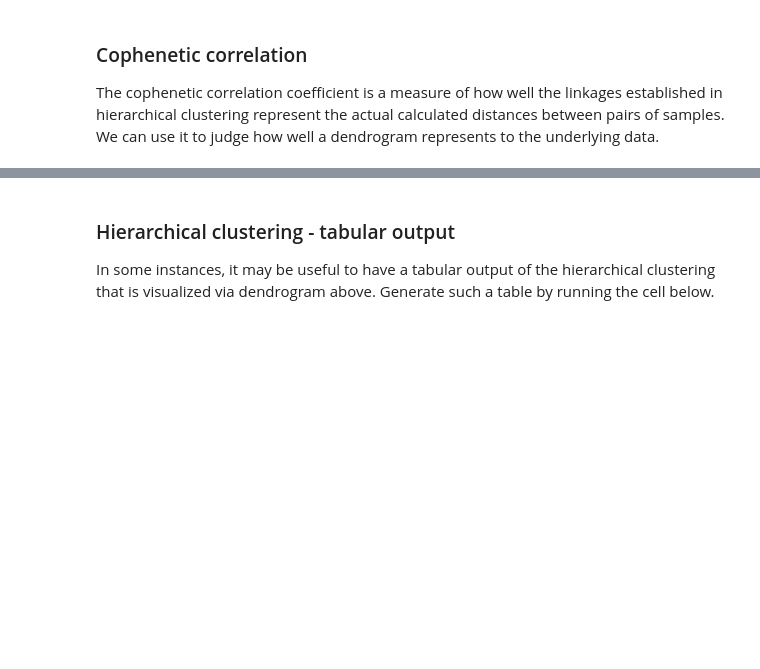
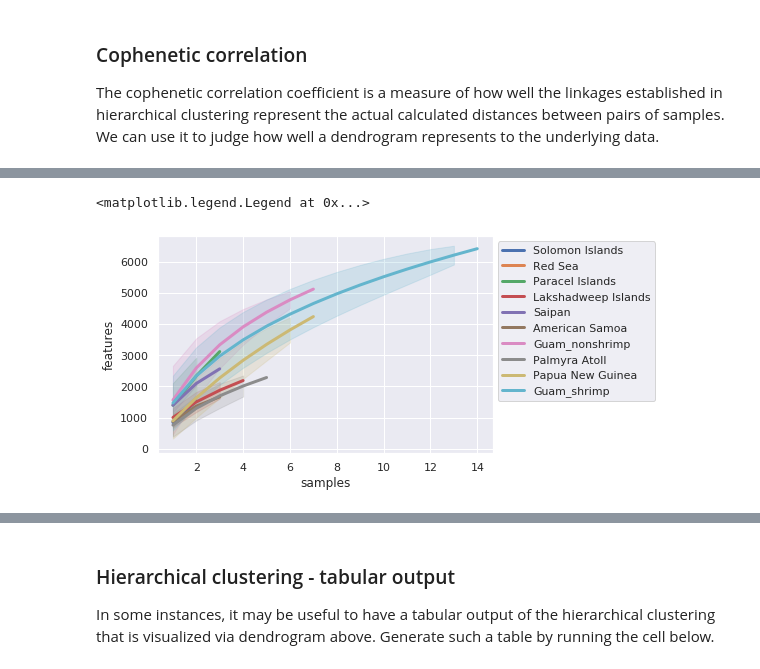
Before and after one commit to c-leber/ORCA, a Jupyter notebook: ORCA.ipynb, the cells around one changed output, grey strips where cells are left out. Drawn from its saved outputs; the diff is of its cells as text; code cells hidden in the pictures; blank space fills up the shorter version.

```diff
--- a/ORCA.ipynb
+++ b/ORCA.ipynb
@@ -489,7 +503,7 @@ df_transformed
 # %%
 # remove non Mb (Panama, unknown, Puerto Rico)
 filterby = 'ATTRIBUTE_collection_region'
-label_to_drop = 'unknown'
+label_to_drop = 'Puerto Rico'
 filename_column = 'filename'
 
 ################################################################################################
@@ -966,0 +1004,25 @@ Name: 1801, dtype: float64
+# %%
+# rarefaction
+category = 'ATTRIBUTE_collection_region_GuamShrimp'
+
+#################################################################
+rarefaction = pd.DataFrame()
+labels = []
+samples = []
+feats = []
+
+for cat in md[category].unique():
+    print(cat)
+    files_of_interest = [c for c in df_transformed.columns if c in md[md[category] == cat]['filename'].values]
+    comps = []
+    for n in range(1, len(files_of_interest)+1):
+        comps.extend(list(itertools.combinations(files_of_interest, n)))
+
+    for comp in comps:
+        labels.append(cat)
+        samples.append(len(comp))
+        feats.append(np.sum(np.sum(df_transformed[list(comp)].T > 0) > 0))
+
+rarefaction['labels'] = labels
+rarefaction['samples'] = samples
+rarefaction['features'] = feats
@@ -966,0 +1044,8 @@ Name: 1801, dtype: float64
+# %%
+ax = sns.lineplot(x="samples", y="features",
+             hue="labels",
+             data=rarefaction, estimator='mean', ci='sd')
+ax.legend(bbox_to_anchor=(1, 1), loc='upper left')
+# %% [output]
+<matplotlib.legend.Legend at 0x...>
+[figure, added]
```
Also changed, not shown: parts of 35 cells of this notebook.
